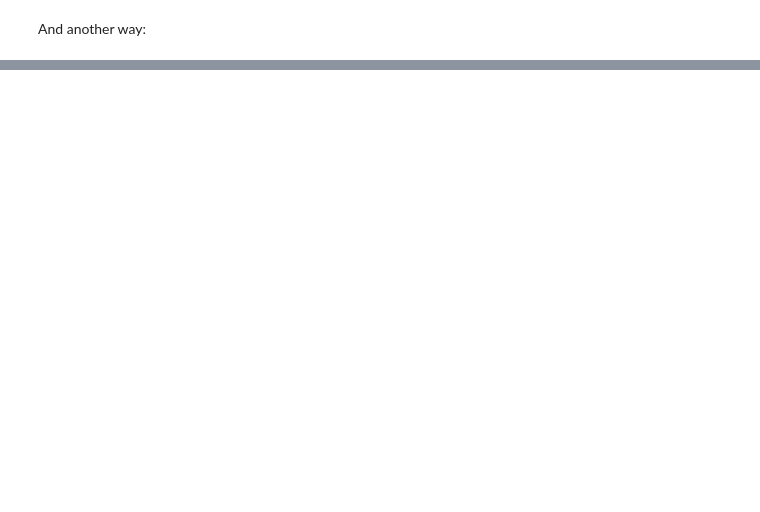
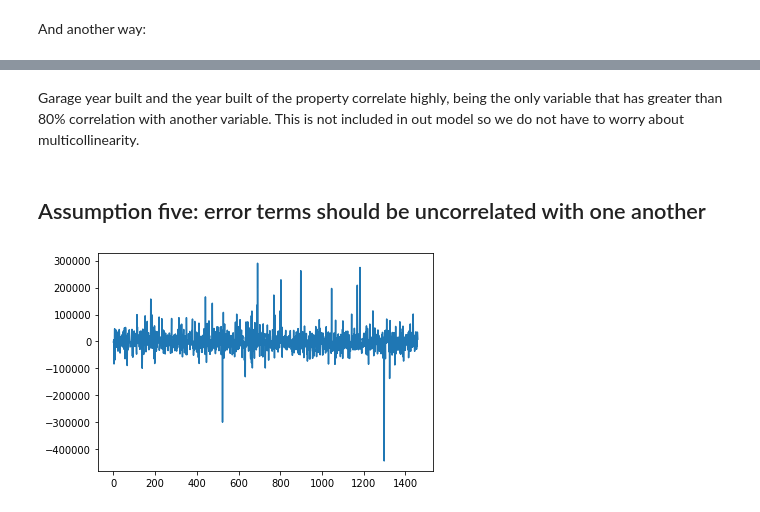
Before and after one commit to MahfuzurRahmanMiah/SupervisedLearning, a Jupyter notebook: Regression/HousePrices.ipynb, the cells around one changed output, grey strips where cells are left out. Cells and saved outputs as stored; diff of their text form; code cells hidden in the pictures; blank space fills up the shorter version.

Commit message:
assumption analysis complete

```diff
--- a/Regression/HousePrices.ipynb
+++ b/Regression/HousePrices.ipynb
@@ -316,0 +322,4 @@ strong multicollinearity or other numerical problems.
+# %%
+#reset X
+X = houseprices_df1[['overallqual','grlivarea','garagecars','garagearea','totalbsmtsf','firstflrsf'] + dummy_column_names]
+X.head()
@@ -316,0 +352,5 @@ strong multicollinearity or other numerical problems.
+# %%
+predictions = lrm.predict(X)
+errors = Y - predictions
+
+print("Mean of the errors in the house_price model is: {}".format(np.mean(errors)))
@@ -316,0 +415,9 @@ strong multicollinearity or other numerical problems.
+# %% [markdown]
+Garage year built and the year built of the property correlate highly, being the only variable that has greater than 80% correlation with another variable. This is not included in out model so we do not have to worry about multicollinearity.
+# %% [markdown]
+## Assumption five: error terms should be uncorrelated with one another
+# %%
+plt.plot(errors)
+plt.show()
+# %% [output]
+[figure, added]
```
Also changed, not shown: parts of 26 cells of this notebook, 1 other file.
